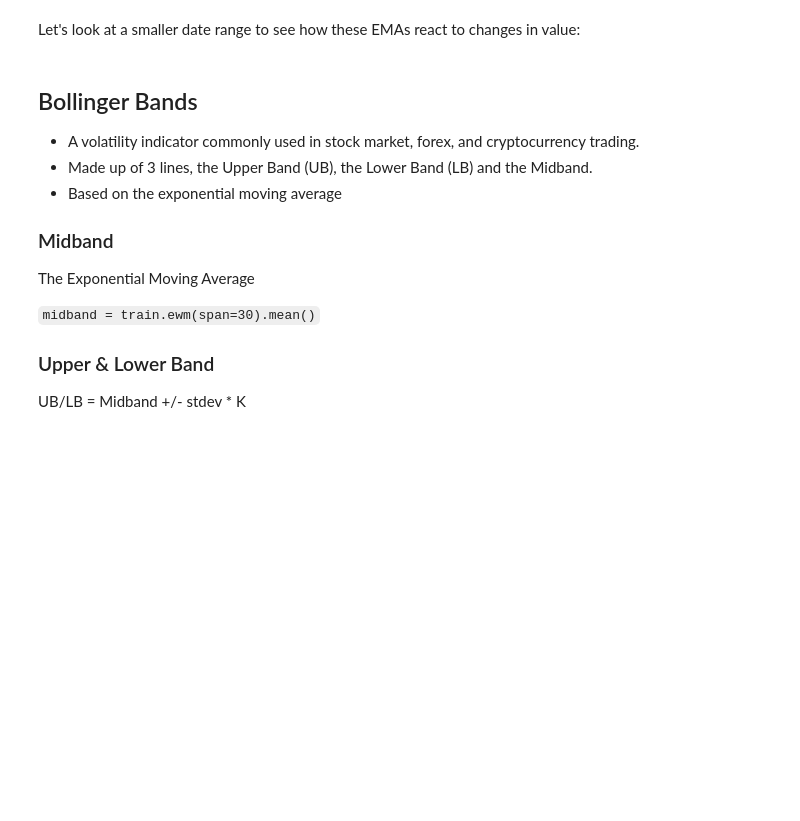
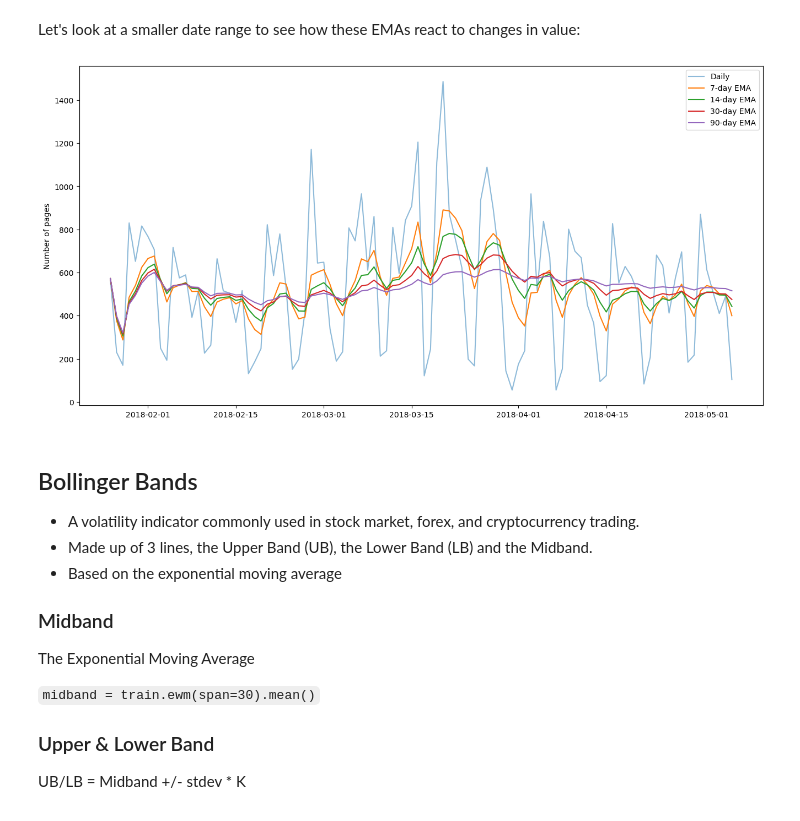
Before and after one commit to CodeupClassroom/pagel-anomaly-detection, a Jupyter notebook: ad_timeseries_lesson.ipynb, the cells around one changed output. Drawn from its saved outputs; the diff is of its cells as text; code cells hidden in the pictures; blank space fills up the shorter version.

```diff
--- a/ad_timeseries_lesson.ipynb
+++ b/ad_timeseries_lesson.ipynb
@@ -95,18 +229,20 @@ So if the span is 7 days, but there is only one day of data available (i.e. the
 # %% [markdown]
 Let's look at a smaller date range to see how these EMAs react to changes in value:
 # %%
-# fig, ax = plt.subplots(figsize=(16,8))
+fig, ax = plt.subplots(figsize=(16,8))
 
-# ax.plot(pages.index[:100], pages[:100], label='Daily', alpha=.5)
-# ax.plot(pages.index[:100], ema_7d[:100], label = '7-day EMA')
-# ax.plot(pages.index[:100], ema_14d[:100], label = '14-day EMA')
-# ax.plot(pages.index[:100], ema_30d[:100], label = '30-day EMA')
-# ax.plot(pages.index[:100], ema_90d[:100], label = '90-day EMA')
+ax.plot(pages.index[:100], pages[:100], label='Daily', alpha=.5)
+ax.plot(pages.index[:100], ema_7d[:100], label = '7-day EMA')
+ax.plot(pages.index[:100], ema_14d[:100], label = '14-day EMA')
+ax.plot(pages.index[:100], ema_30d[:100], label = '30-day EMA')
+ax.plot(pages.index[:100], ema_90d[:100], label = '90-day EMA')
 
-# ax.legend(loc='best')
-# ax.set_ylabel('Number of pages')
+ax.legend(loc='best')
+ax.set_ylabel('Number of pages')
 
-# plt.show()
+plt.show()
+# %% [output]
+[figure, added]
 # %% [markdown]
 ## Bollinger Bands
 
```
Also changed, not shown: parts of 40 cells of this notebook.
